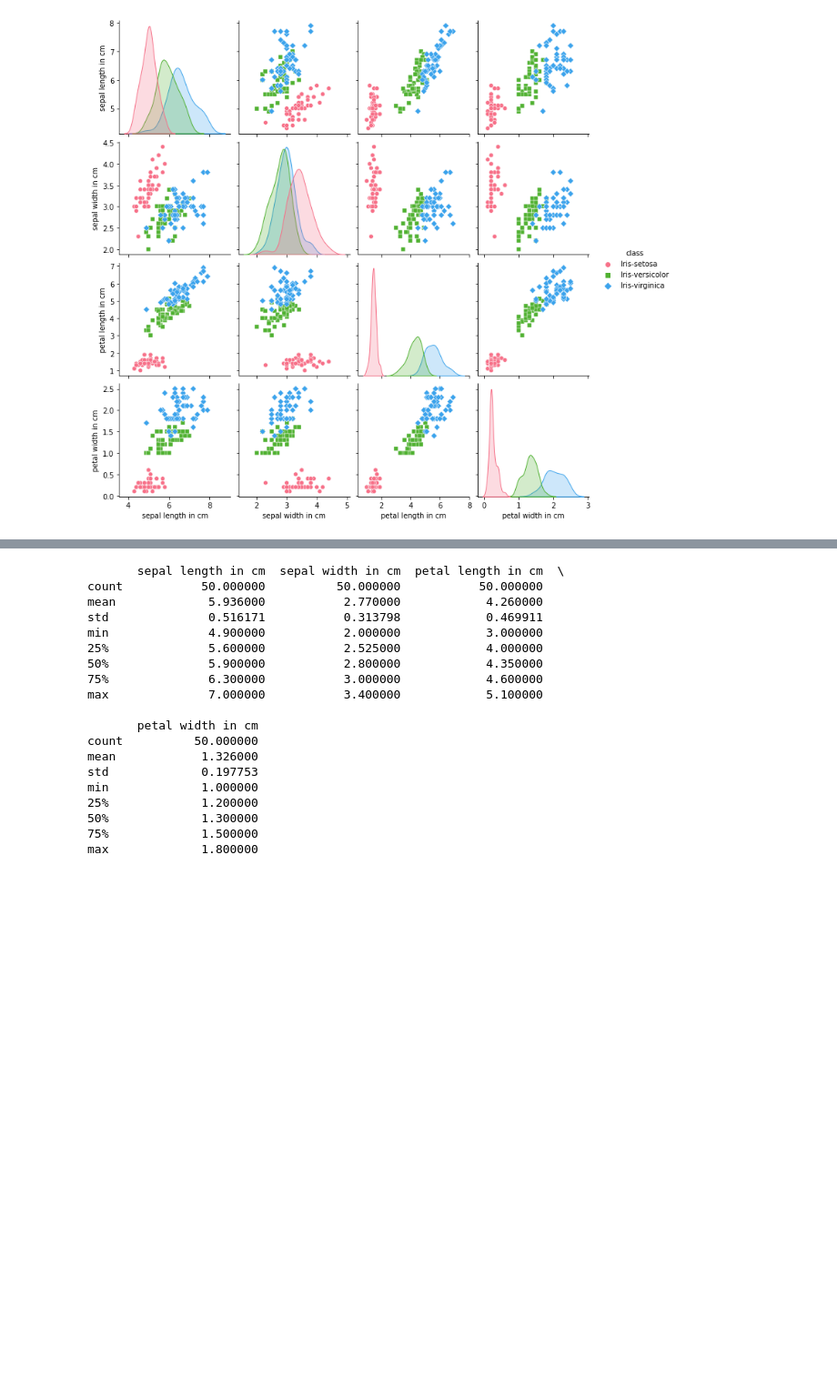
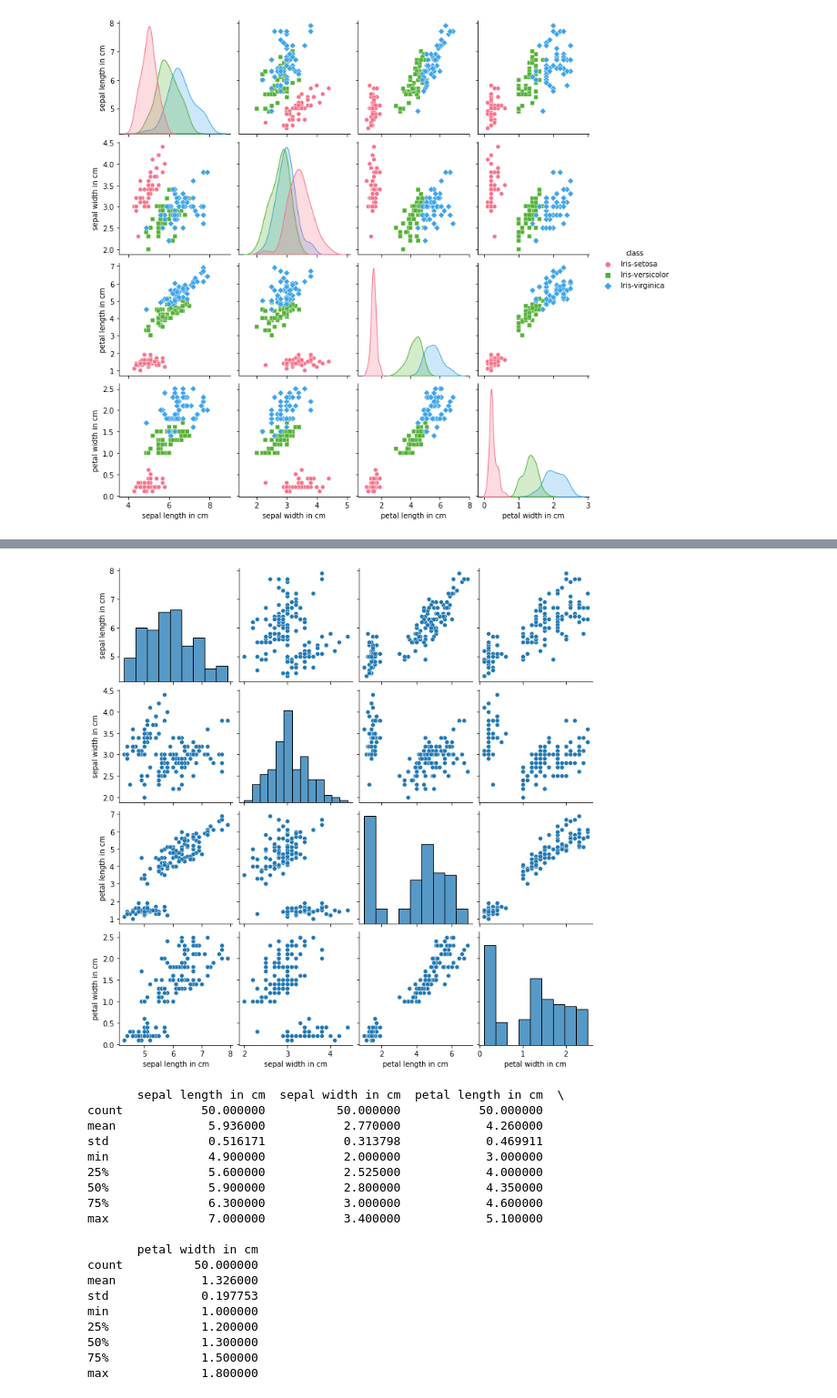
Before and after one commit to loughjo/pands-project, a Jupyter notebook: Iris_data_analysis_project.ipynb, the cells around one changed output, grey strips where cells are left out. Shown at 91% size. Cells and saved outputs as stored; diff of their text form; code cells hidden in the pictures; blank space fills up the shorter version.

```diff
--- a/Iris_data_analysis_project.ipynb
+++ b/Iris_data_analysis_project.ipynb
@@ -209,3 +367,8 @@ max              0.60000
+# %%
+sns.pairplot(df,palette="husl", markers=["o", "s", "D"])
+plt.show()
+# %% [output]
+[figure, added]
 # %%
 versicolor = iris_class.get_group('Iris-versicolor')
 print(versicolor.describe())
```
Also changed, not shown: parts of 53 cells of this notebook, 2 other files.
